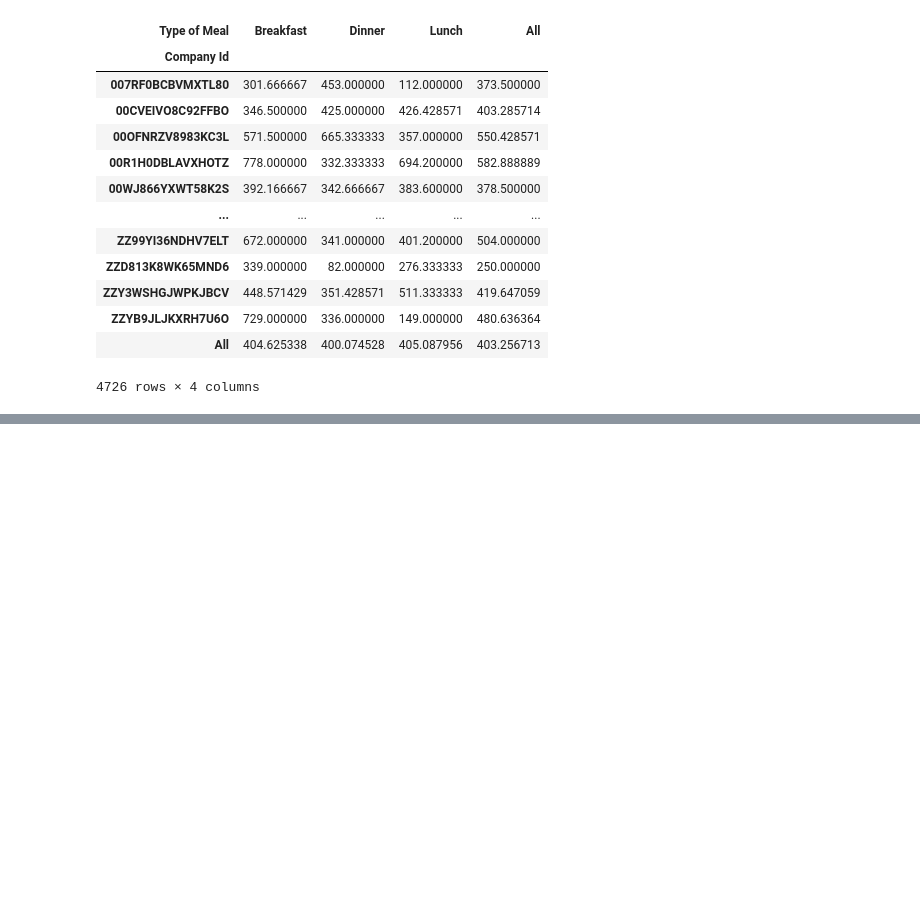
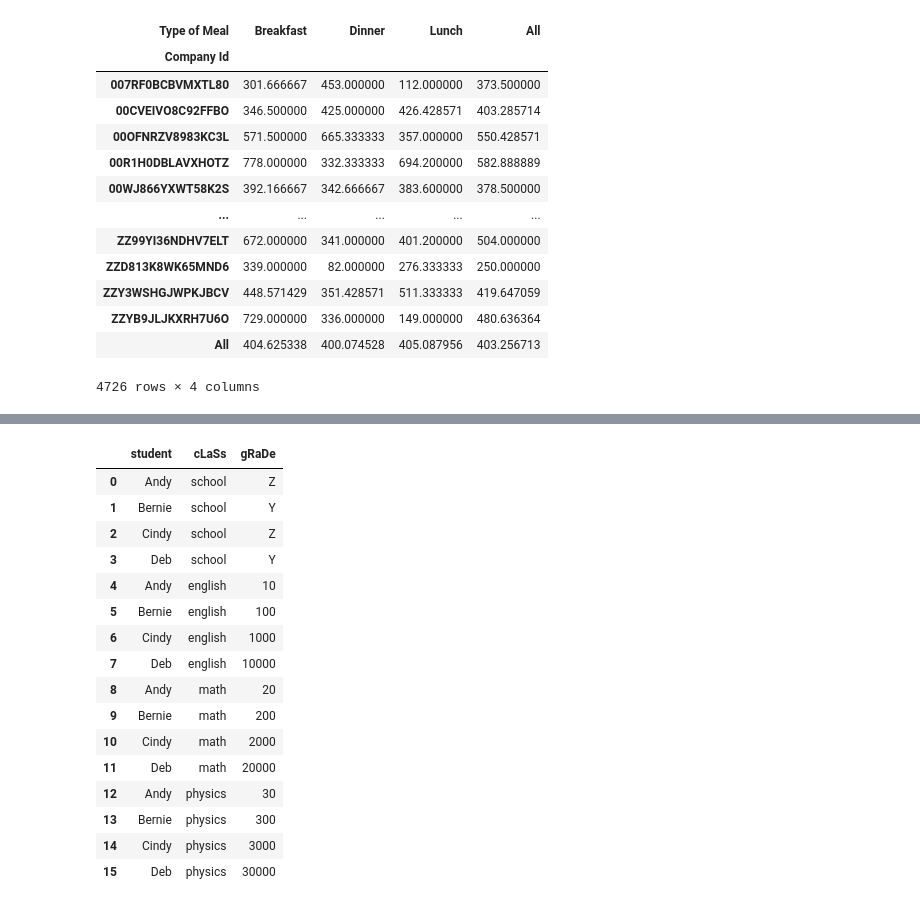
Before and after one commit to RedOx22/real-world-machine-learning, a Jupyter notebook: pandas_advanced_techniques.ipynb, the cells around one changed output, grey strips where cells are left out. Cells and saved outputs as stored; diff of their text form; code cells hidden in the pictures; blank space fills up the shorter version.

```diff
--- a/pandas_advanced_techniques.ipynb
+++ b/pandas_advanced_techniques.ipynb
@@ -876,0 +956,11 @@ pd.pivot_table(
+# %%
+import pandas as pd
+df_wide = pd.DataFrame(
+  {"student": ["Andy", "Bernie", "Cindy", "Deb"],
+   "school":  ["Z", "Y", "Z", "Y"],
+   "english": [10, 100, 1000, 10000],  # eng grades
+   "math":    [20, 200, 2000, 20000],  # math grades
+   "physics": [30, 300, 3000, 30000]   # physics grades
+  }
+)
+df_wide
@@ -876,0 +1008,22 @@ pd.pivot_table(
+# %%
+df_wide.melt(id_vars="student",
+             var_name="cLaSs",  # rename
+             value_name="gRaDe")  # rename
+# %% [output]
+|  | student | cLaSs | gRaDe |
+| 0 | Andy | school | Z |
+| 1 | Bernie | school | Y |
+| 2 | Cindy | school | Z |
+| 3 | Deb | school | Y |
+| 4 | Andy | english | 10 |
+| 5 | Bernie | english | 100 |
+| 6 | Cindy | english | 1000 |
+| 7 | Deb | english | 10000 |
+| 8 | Andy | math | 20 |
+| 9 | Bernie | math | 200 |
+| 10 | Cindy | math | 2000 |
+| 11 | Deb | math | 20000 |
+| 12 | Andy | physics | 30 |
+| 13 | Bernie | physics | 300 |
+| 14 | Cindy | physics | 3000 |
+| 15 | Deb | physics | 30000 |
```
Also changed, not shown: parts of 10 cells of this notebook.
